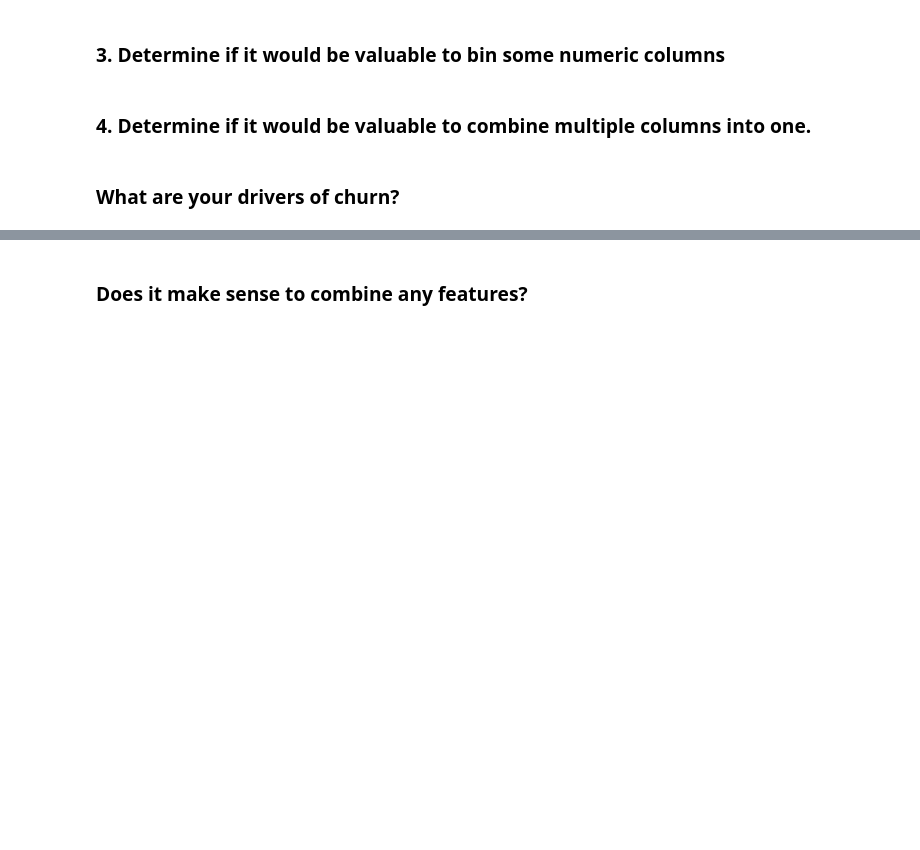
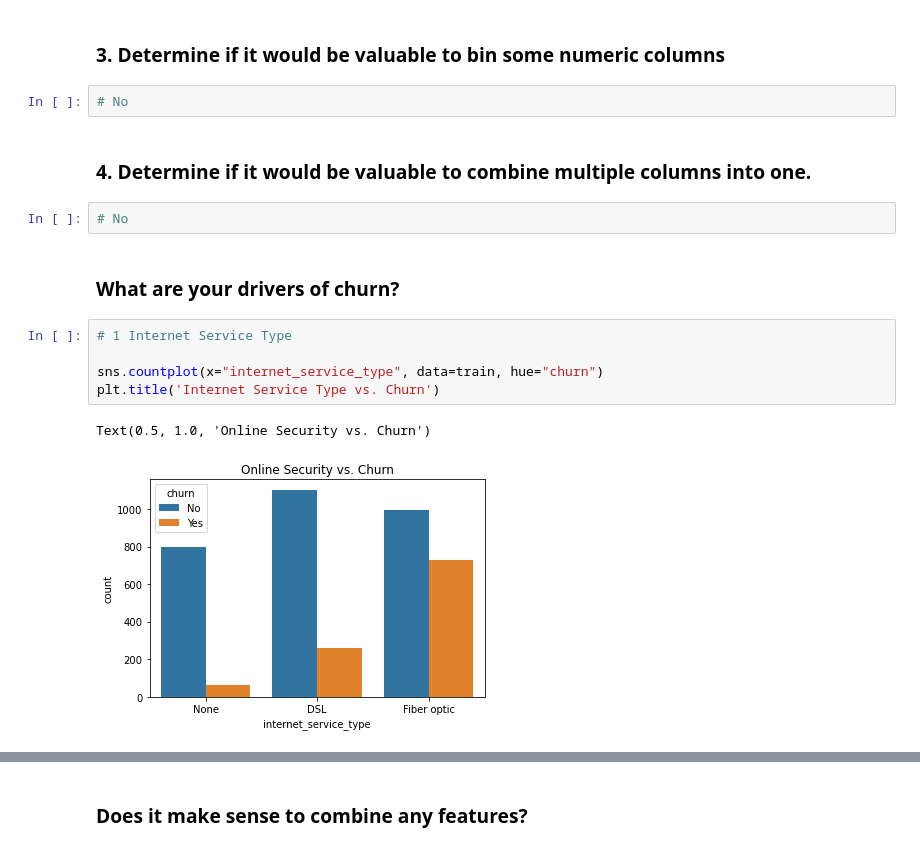
Before and after one commit to m3redithw/classification-exercises, a Jupyter notebook: classification_exercises.ipynb, the cells around one changed output, grey strips where cells are left out. Cells and saved outputs as stored; diff of their text form; blank space fills up the shorter version.

```diff
--- a/classification_exercises.ipynb
+++ b/classification_exercises.ipynb
@@ -1522,7 +1507,19 @@ dtype: object
 # No columns need to be dropped at this point
 # %% [markdown]
 ### 3. Determine if it would be valuable to bin some numeric columns
+# %%
+# No
 # %% [markdown]
 ### 4. Determine if it would be valuable to combine multiple columns into one.
+# %%
+# No
 # %% [markdown]
 ### What are your drivers of churn?
+# %%
+# 1 Internet Service Type
+
+sns.countplot(x="internet_service_type", data=train, hue="churn")
+plt.title('Internet Service Type vs. Churn')
+# %% [output]
+Text(0.5, 1.0, 'Online Security vs. Churn')
+[figure, added]
```
Also changed, not shown: parts of 14 cells of this notebook.
